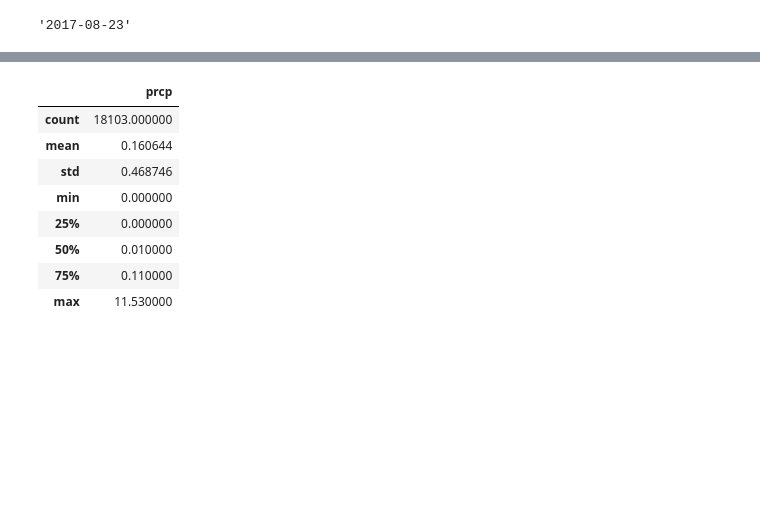
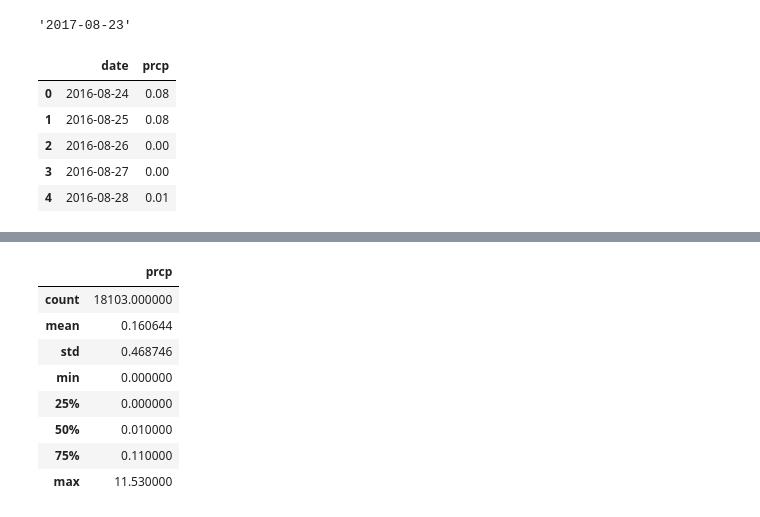
Before and after one commit to henry-lemen/sqlalchemy-challenge, a Jupyter notebook: climate_starter.ipynb, the cells around one changed output, grey strips where cells are left out. Drawn from its saved outputs; the diff is of its cells as text; code cells hidden in the pictures; blank space fills up the shorter version.

```diff
--- a/climate_starter.ipynb
+++ b/climate_starter.ipynb
@@ -46,18 +46,27 @@ most_recent_date
 # %%
 # Design a query to retrieve the last 12 months of precipitation data and plot the results.
 # Starting from the most recent data point in the database.
 date = dt.datetime(2017, 8, 23)
 # Calculate the date one year from the last date in data set.
 one_year = dt.datetime(2016, 8, 23)
 
 # Perform a query to retrieve the data and precipitation scores
 sel = [Measurements.date, Measurements.prcp]
-precipitation_scores = session.query(*sel).filter(Measurements.date > one_year)
+precipitation_scores_query = session.query(*sel).filter(Measurements.date > one_year)
+precipitation_scores = precipitation_scores_query.all()
 
 # Save the query results as a Pandas DataFrame. Explicitly set the column names
 df = pd.DataFrame(precipitation_scores, columns=['date', 'prcp'])
 
 # Sort the dataframe by date
-df.set_index('date', inplace=True)
+# df.set_index('date')
+df.head()
+# %% [output]
+|  | date | prcp |
+| 0 | 2016-08-24 | 0.08 |
+| 1 | 2016-08-25 | 0.08 |
+| 2 | 2016-08-26 | 0.00 |
+| 3 | 2016-08-27 | 0.00 |
+| 4 | 2016-08-28 | 0.01 |
 # %%
 # Use Pandas Plotting with Matplotlib to plot the data
```
Also changed, not shown: parts of 3 cells of this notebook, 2 other files.
